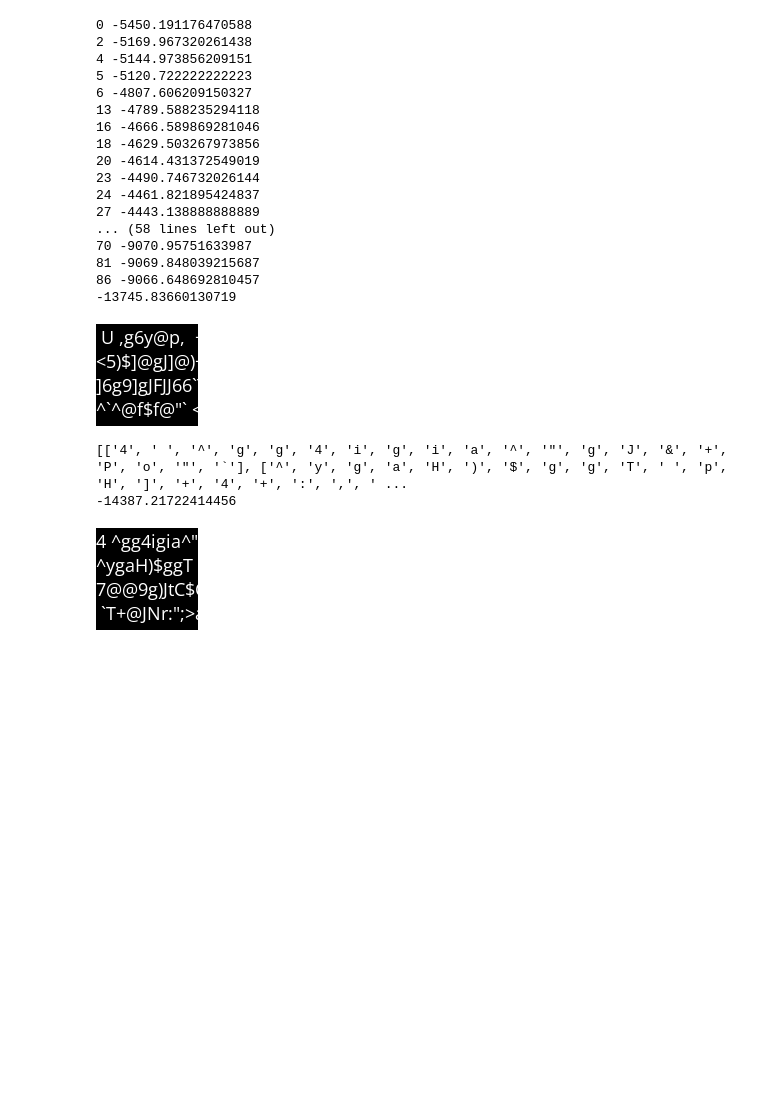
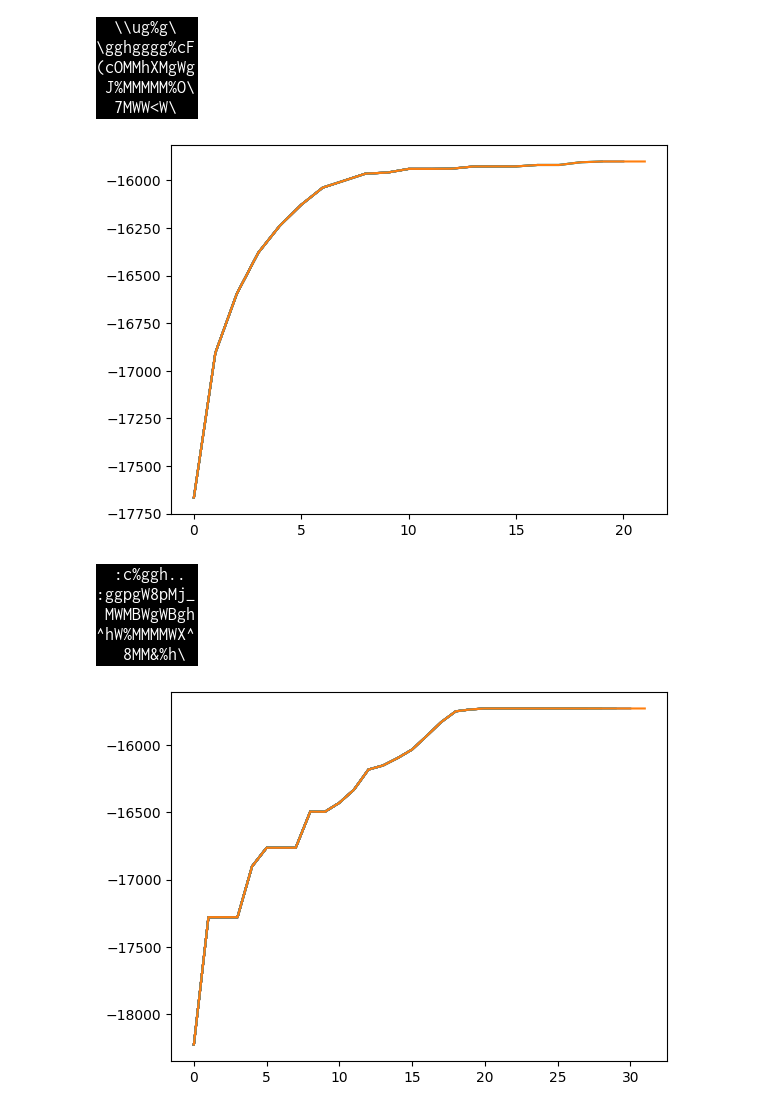
Before and after one commit to wojciechsadlik/python-char-art, a Jupyter notebook: notebooks/line_heuristics.ipynb, the cells around one changed output. Saved outputs shown, nothing was run; the diff lists cells and outputs as text; code cells hidden in the pictures; blank space fills up the shorter version.

```diff
--- a/notebooks/line_heuristics.ipynb
+++ b/notebooks/line_heuristics.ipynb
@@ -47,8 +47,11 @@ display(render_symbols_img(res_arr, FONT, wh=prep_img.size))
 # %%
 from converters.line_heuristics.random_search import RandomLineSearch
 
-res_arr = RandomLineSearch(CHAR_SET, FONT, 300).process_image(prep_img)
-print(res_arr)
-print(evaluate_symbol_arr(prep_img, res_arr, FONT, prep_img.size))
-display(render_symbols_img(res_arr, FONT, wh=prep_img.size))
+line_converter = RandomLineSearch(CHAR_SET, FONT, 1000)
+res_history = []
+for res_arr in ImgConverter(line_converter).img2symbols_lazy(prep_img, gens_per_step=5):
+    res_history.append(evaluate_symbol_arr(prep_img, res_arr, FONT, prep_img.size))
+    clear_output()
+    plt.plot(res_history)
+    display(render_symbols_img(res_arr, FONT, wh=prep_img.size))
 # %% [output]
@@ -58,8 +60,11 @@ display(render_symbols_img(res_arr, FONT, wh=prep_img.size))
 # %%
 from converters.line_heuristics.harmony_search import HarmonyLineSearch
 
-res_arr = HarmonyLineSearch(CHAR_SET, FONT, generations=200, pop_count=20, mem_rate=0.6, pa_rate=0.2, pa=len(CHAR_SET) // 4).process_image(prep_img)
-print(evaluate_symbol_arr(prep_img, res_arr, FONT, prep_img.size))
-print(res_arr)
-display(render_symbols_img(res_arr, FONT, wh=prep_img.size))
+line_converter =  HarmonyLineSearch(CHAR_SET, FONT, generations=200, pop_count=20, mem_rate=0.6, pa_rate=0.2, pa=len(CHAR_SET) // 4)
+res_history = []
+for res_arr in ImgConverter(line_converter).img2symbols_lazy(prep_img, gens_per_step=5):
+    res_history.append(evaluate_symbol_arr(prep_img, res_arr, FONT, prep_img.size))
+    clear_output()
+    plt.plot(res_history)
+    display(render_symbols_img(res_arr, FONT, wh=prep_img.size))
 # %% [output]
@@ -69,36 +73,26 @@ display(render_symbols_img(res_arr, FONT, wh=prep_img.size))
 # %%
 from converters.line_heuristics.genetic_search import GeneticLineSearch
 
-res_arr = GeneticLineSearch(CHAR_SET, FONT, generations=300, pop_count=50).process_image(prep_img)
-print(evaluate_symbol_arr(prep_img, res_arr, FONT, prep_img.size))
-display(render_symbols_img(res_arr, FONT, wh=prep_img.size))
+line_converter =  GeneticLineSearch(CHAR_SET, FONT, generations=100, pop_count=50)
+res_history = []
+for res_arr in ImgConverter(line_converter).img2symbols_lazy(prep_img, gens_per_step=5):
+    res_history.append(evaluate_symbol_arr(prep_img, res_arr, FONT, prep_img.size))
+    clear_output()
+    plt.plot(res_history)
+    display(render_symbols_img(res_arr, FONT, wh=prep_img.size))
 # %% [output]
-0 -5450.191176470588
-2 -5169.967320261438
-4 -5144.973856209151
-5 -5120.722222222223
-6 -4807.606209150327
-13 -4789.588235294118
-16 -4666.589869281046
-18 -4629.503267973856
-20 -4614.431372549019
-23 -4490.746732026144
-24 -4461.821895424837
-27 -4443.138888888889
-... (58 lines left out)
-70 -9070.95751633987
-81 -9069.848039215687
-86 -9066.648692810457
--13745.83660130719
-[figure, old version]
+[figure, new version]
+[figure, added]
 # %%
 from converters.line_heuristics.pso_search import ParticleSwarmLineSearch
 
-res_arr = ParticleSwarmLineSearch(CHAR_SET, FONT, generations=300, pop_count=20, innertion=0.3, cog_coeff=0.9, soc_coeff=1.2).process_image(prep_img)
-print(res_arr)
-print(evaluate_symbol_arr(prep_img, res_arr, FONT, prep_img.size))
-display(render_symbols_img(res_arr, FONT, wh=prep_img.size))
+line_converter = ParticleSwarmLineSearch(CHAR_SET, FONT, generations=300, pop_count=8, innertion=1.5, cog_coeff=2.0, soc_coeff=2.5)
+res_history = []
+for res_arr in ImgConverter(line_converter).img2symbols_lazy(prep_img, gens_per_step=10):
+    res_history.append(evaluate_symbol_arr(prep_img, res_arr, FONT, prep_img.size))
+    clear_output()
+    plt.plot(res_history)
+    display(render_symbols_img(res_arr, FONT, wh=prep_img.size))
 # %% [output]
-[['4', ' ', '^', 'g', 'g', '4', 'i', 'g', 'i', 'a', '^', '"', 'g', 'J', '&', '+', 'P', 'o', '"', '`'], ['^', 'y', 'g', 'a', 'H', ')', '$', 'g', 'g', 'T', ' ', 'p', 'H', ']', '+', '4', '+', ':', ',', ' ...
--14387.21722414456
-[figure, old version]
+[figure, new version]
+[figure, added]
```
Also changed, not shown: parts of 6 cells of this notebook, 18 other files.
